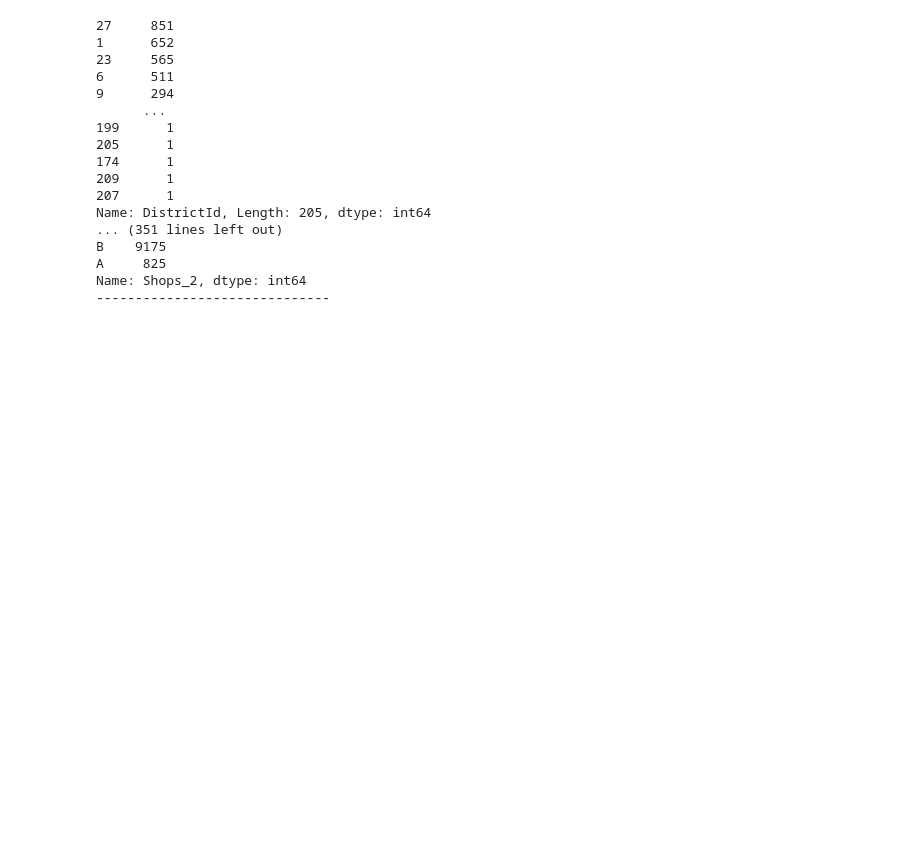
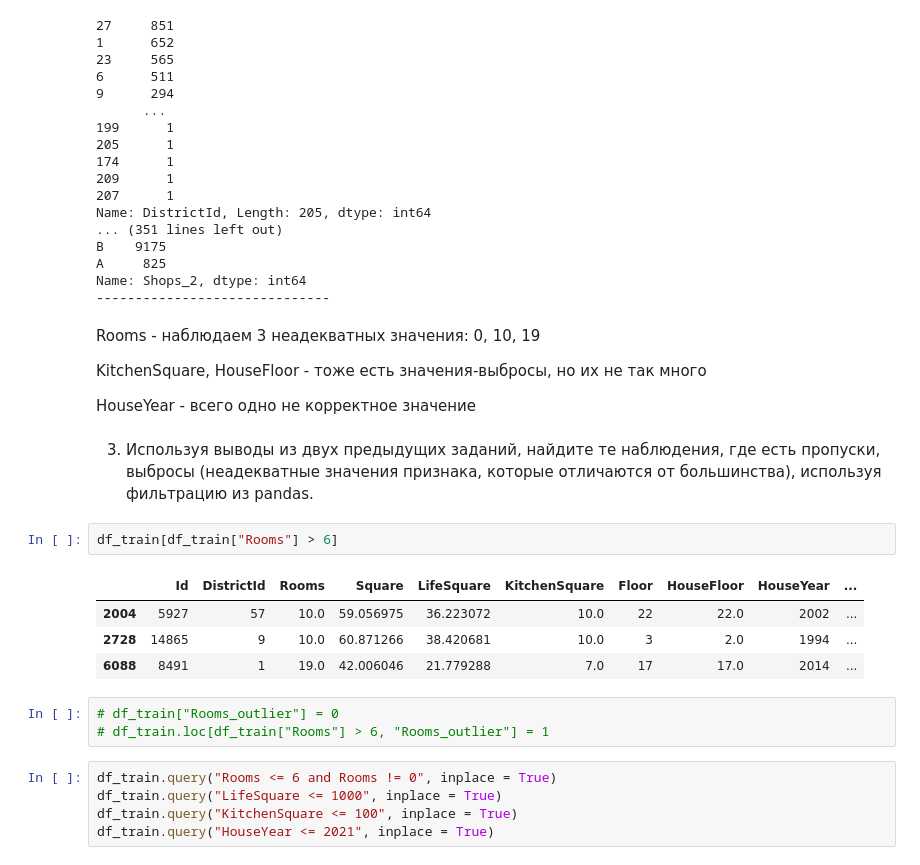
Before and after one commit to Ranyaron/DS_Numpy_Matplotlib_Scikit-learn_11_02_2021, a Jupyter notebook: les_1,2_Дополнительное_задание_для_работы_с_курсовым_проектом.ipynb, the cells around one changed output. Cells and saved outputs as stored; diff of their text form; blank space fills up the shorter version.

```diff
--- a/les_1,2_Дополнительное_задание_для_работы_с_курсовым_проектом.ipynb
+++ b/les_1,2_Дополнительное_задание_для_работы_с_курсовым_проектом.ipynb
@@ -91,3 +121,26 @@ B    9175
 A     825
 Name: Shops_2, dtype: int64
 ------------------------------
+# %% [markdown]
+Rooms - наблюдаем 3 неадекватных значения: 0, 10, 19
+
+KitchenSquare, HouseFloor - тоже есть значения-выбросы, но их не так много
+
+HouseYear - всего одно не корректное значение
+# %% [markdown]
+3. Используя выводы из двух предыдущих заданий, найдите те наблюдения, где есть пропуски, выбросы (неадекватные значения признака, которые отличаются от большинства), используя фильтрацию из pandas.
+# %%
+df_train[df_train["Rooms"] > 6]
+# %% [output]
+|  | Id | DistrictId | Rooms | Square | LifeSquare | KitchenSquare | Floor | HouseFloor | HouseYear | ... |
+| 2004 | 5927 | 57 | 10.0 | 59.056975 | 36.223072 | 10.0 | 22 | 22.0 | 2002 | ... |
+| 2728 | 14865 | 9 | 10.0 | 60.871266 | 38.420681 | 10.0 | 3 | 2.0 | 1994 | ... |
+| 6088 | 8491 | 1 | 19.0 | 42.006046 | 21.779288 | 7.0 | 17 | 17.0 | 2014 | ... |
+# %%
+# df_train["Rooms_outlier"] = 0
+# df_train.loc[df_train["Rooms"] > 6, "Rooms_outlier"] = 1
+# %%
+df_train.query("Rooms <= 6 and Rooms != 0", inplace = True)
+df_train.query("LifeSquare <= 1000", inplace = True)
+df_train.query("KitchenSquare <= 100", inplace = True)
+df_train.query("HouseYear <= 2021", inplace = True)
```
Also changed, not shown: parts of 4 cells of this notebook.
